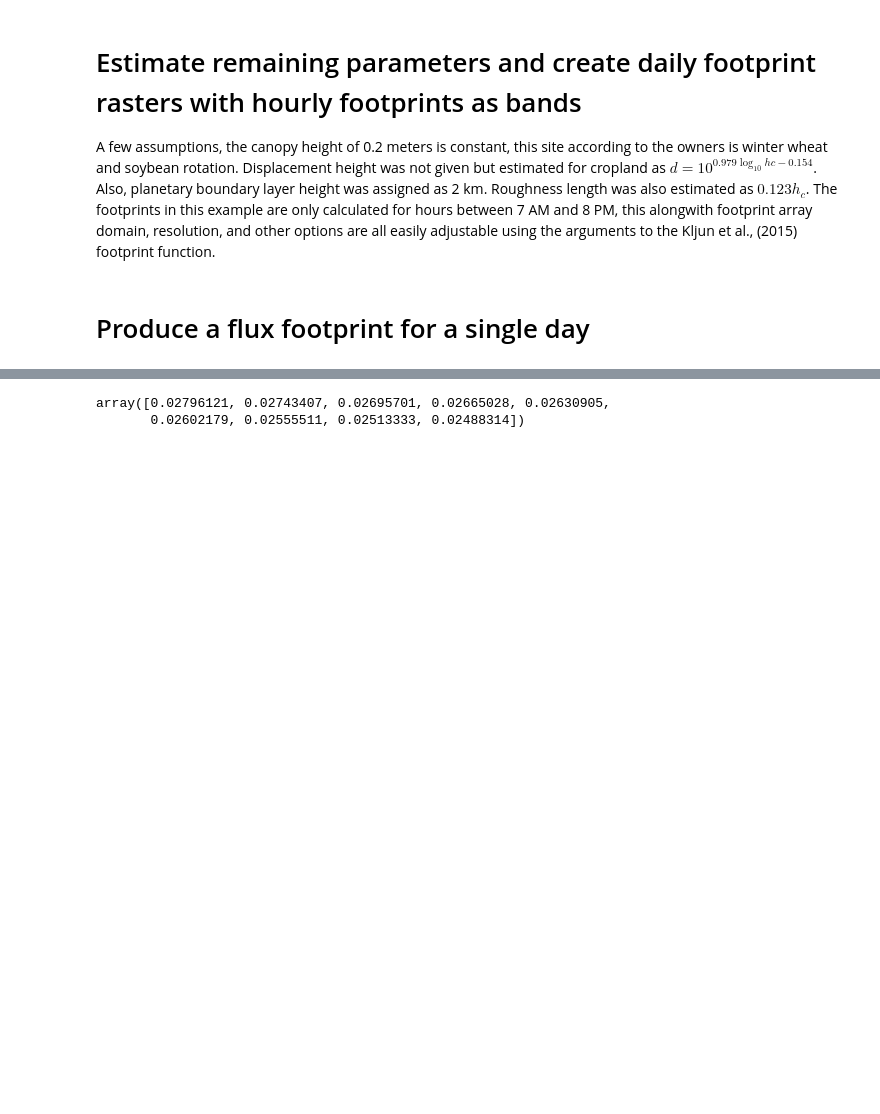
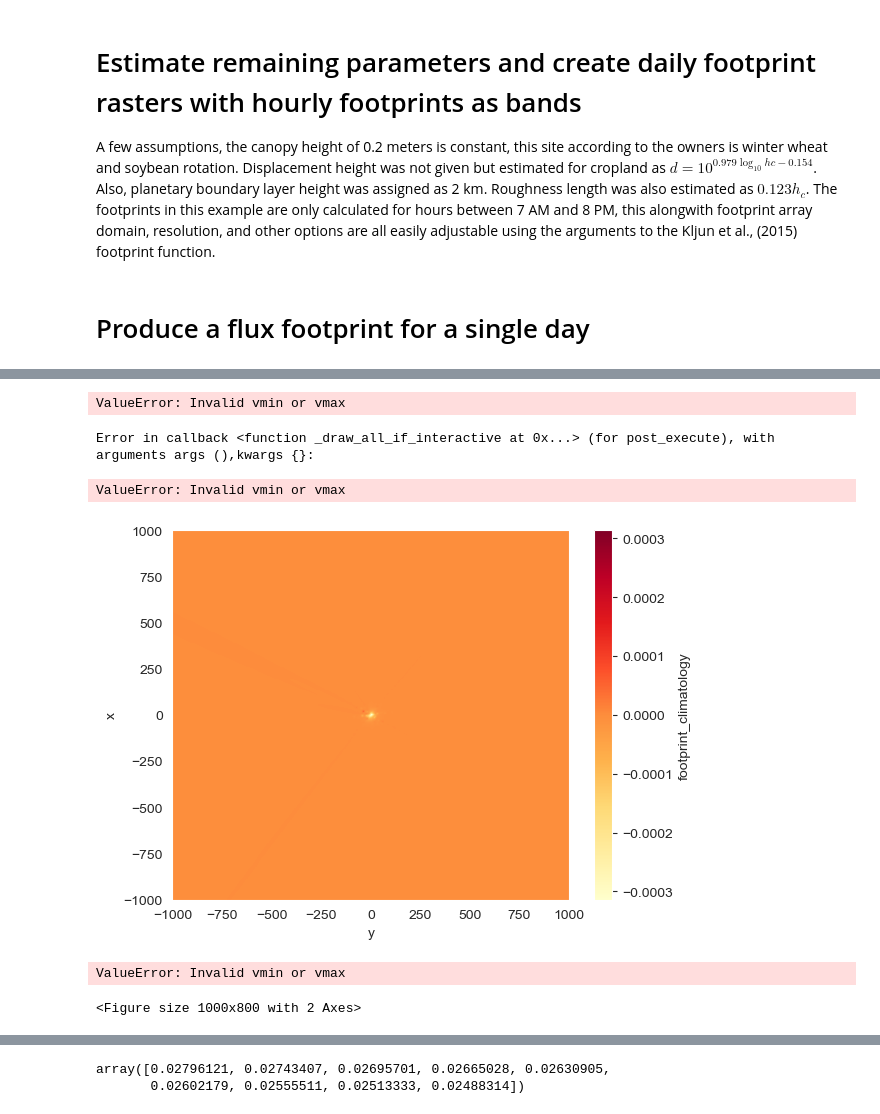
Before and after one commit to utah-geological-survey/MicroMet, a Jupyter notebook: Notebooks/example with flux-data-qaqc-test-new-code.ipynb, the cells around one changed output, grey strips where cells are left out. Drawn from its saved outputs; the diff is of its cells as text; code cells hidden in the pictures; blank space fills up the shorter version.

```diff
--- a/Notebooks/example with flux-data-qaqc-test-new-code.ipynb
+++ b/Notebooks/example with flux-data-qaqc-test-new-code.ipynb
@@ -259,0 +309,24 @@ temp_ffp.fclim_2d.plot(x="x", y="y",xlim=[-10,200],ylim=[-50,50])
+# %%
+# To adjust the plot limits to focus on the main footprint area:
+plt.xlim(-100, 100)
+plt.ylim(-50, 50)
+
+# To change the colormap:
+# Some good options for footprints: 'viridis', 'YlOrRd', 'RdBu', 'jet'
+results.footprint_climatology.plot(cmap='YlOrRd')
+
+# To plot logarithmic color scale:
+import matplotlib.colors as colors
+plt.figure(figsize=(10, 8))
+results.footprint_climatology.plot(
+    norm=colors.LogNorm(),
+    cmap='viridis'
+)
+plt.show()
+# %% [output]
+ValueError: Invalid vmin or vmax
+Error in callback <function _draw_all_if_interactive at 0x...> (for post_execute), with arguments args (),kwargs {}:
+ValueError: Invalid vmin or vmax
+[figure, added]
+ValueError: Invalid vmin or vmax
+<Figure size 1000x800 with 2 Axes>
```
Also changed, not shown: parts of 8 cells of this notebook, 2 other files.
